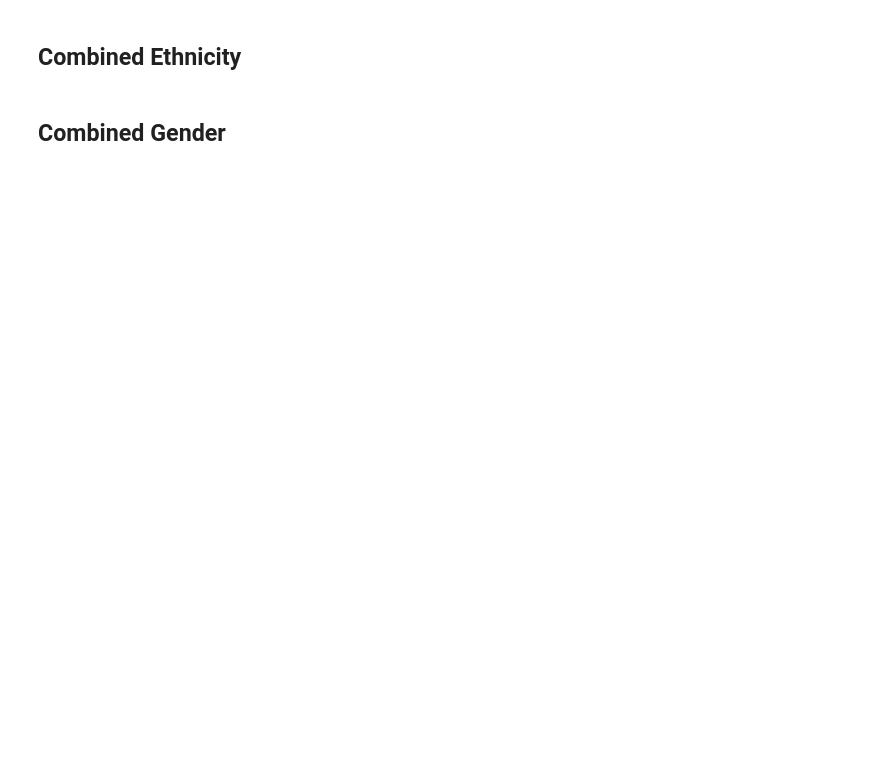
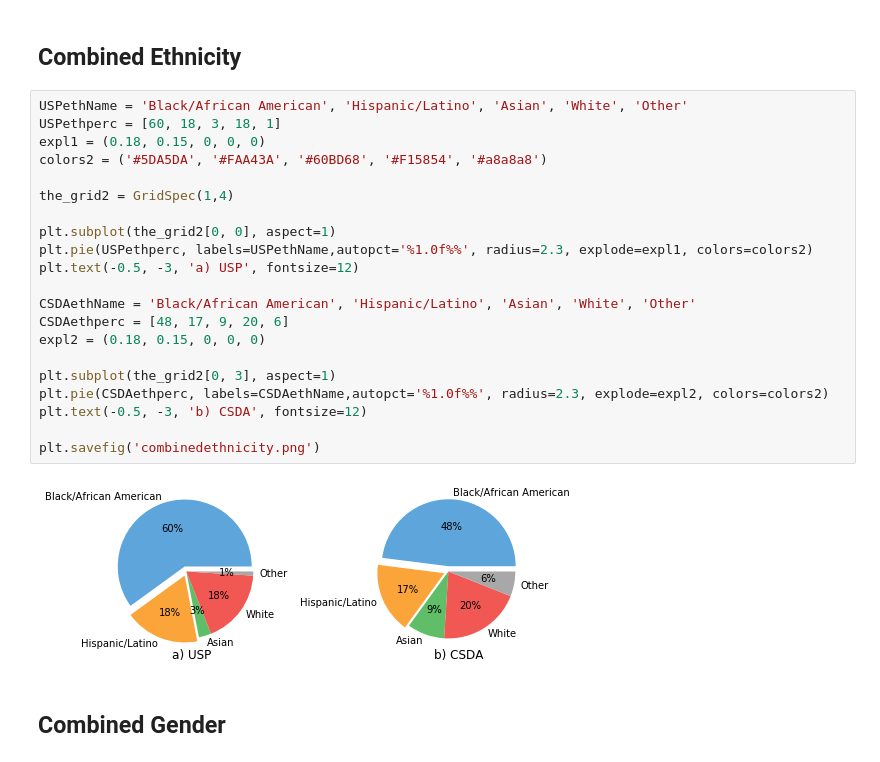
Before and after one commit to Lindsayclark942/USPdatacharts, a Jupyter notebook: Pie-Charts.ipynb, the cells around one changed output. Saved outputs shown, nothing was run; the diff lists cells and outputs as text; blank space fills up the shorter version.

```diff
--- a/Pie-Charts.ipynb
+++ b/Pie-Charts.ipynb
@@ -113,4 +106,27 @@ plt.savefig('combinedpoverty.png')
 # %% [markdown]
 ## Combined Ethnicity
+# %%
+USPethName = 'Black/African American', 'Hispanic/Latino', 'Asian', 'White', 'Other'
+USPethperc = [60, 18, 3, 18, 1]
+expl1 = (0.18, 0.15, 0, 0, 0)
+colors2 = ('#5DA5DA', '#FAA43A', '#60BD68', '#F15854', '#a8a8a8')
+
+the_grid2 = GridSpec(1,4)
+
+plt.subplot(the_grid2[0, 0], aspect=1)
+plt.pie(USPethperc, labels=USPethName,autopct='%1.0f%%', radius=2.3, explode=expl1, colors=colors2)
+plt.text(-0.5, -3, 'a) USP', fontsize=12)
+
+CSDAethName = 'Black/African American', 'Hispanic/Latino', 'Asian', 'White', 'Other'
+CSDAethperc = [48, 17, 9, 20, 6]
+expl2 = (0.18, 0.15, 0, 0, 0)
+
+plt.subplot(the_grid2[0, 3], aspect=1)
+plt.pie(CSDAethperc, labels=CSDAethName,autopct='%1.0f%%', radius=2.3, explode=expl2, colors=colors2)
+plt.text(-0.5, -3, 'b) CSDA', fontsize=12)
+
+plt.savefig('combinedethnicity.png')
+# %% [output]
+[figure, added]
 # %% [markdown]
 ## Combined Gender
```
Also changed, not shown: parts of 22 cells of this notebook.
